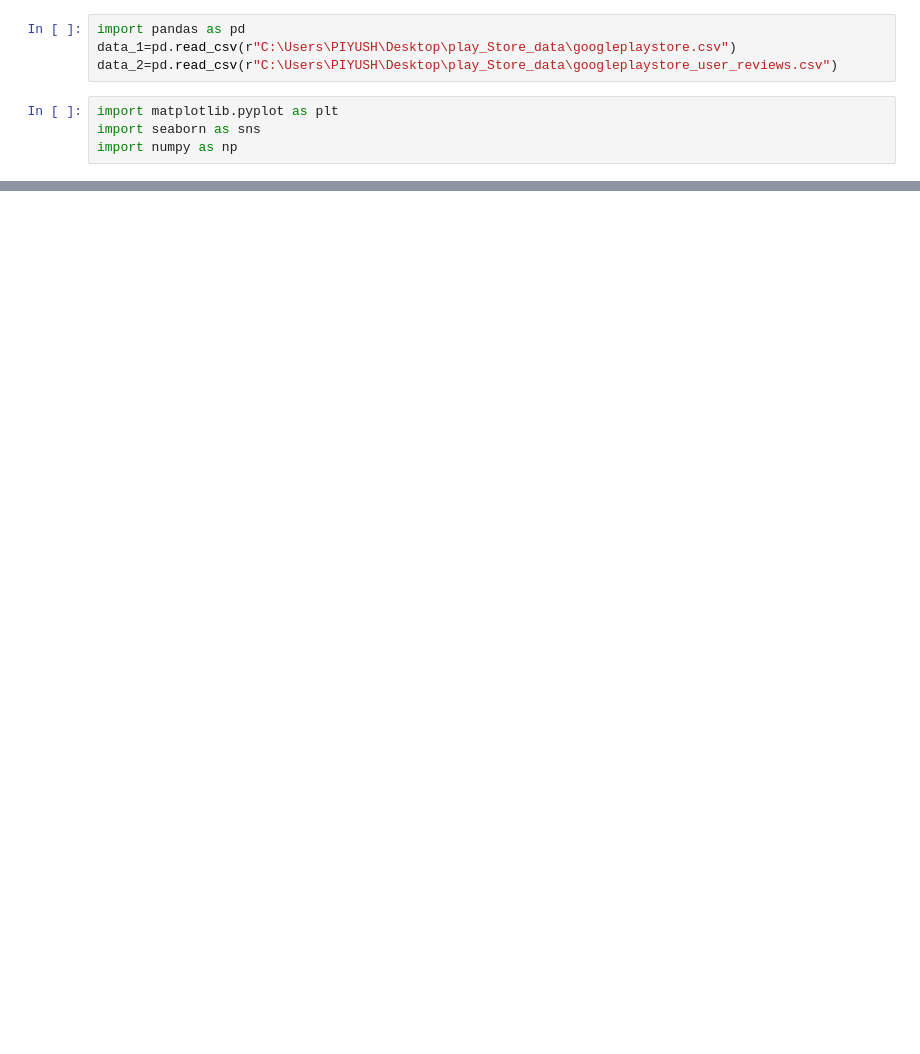
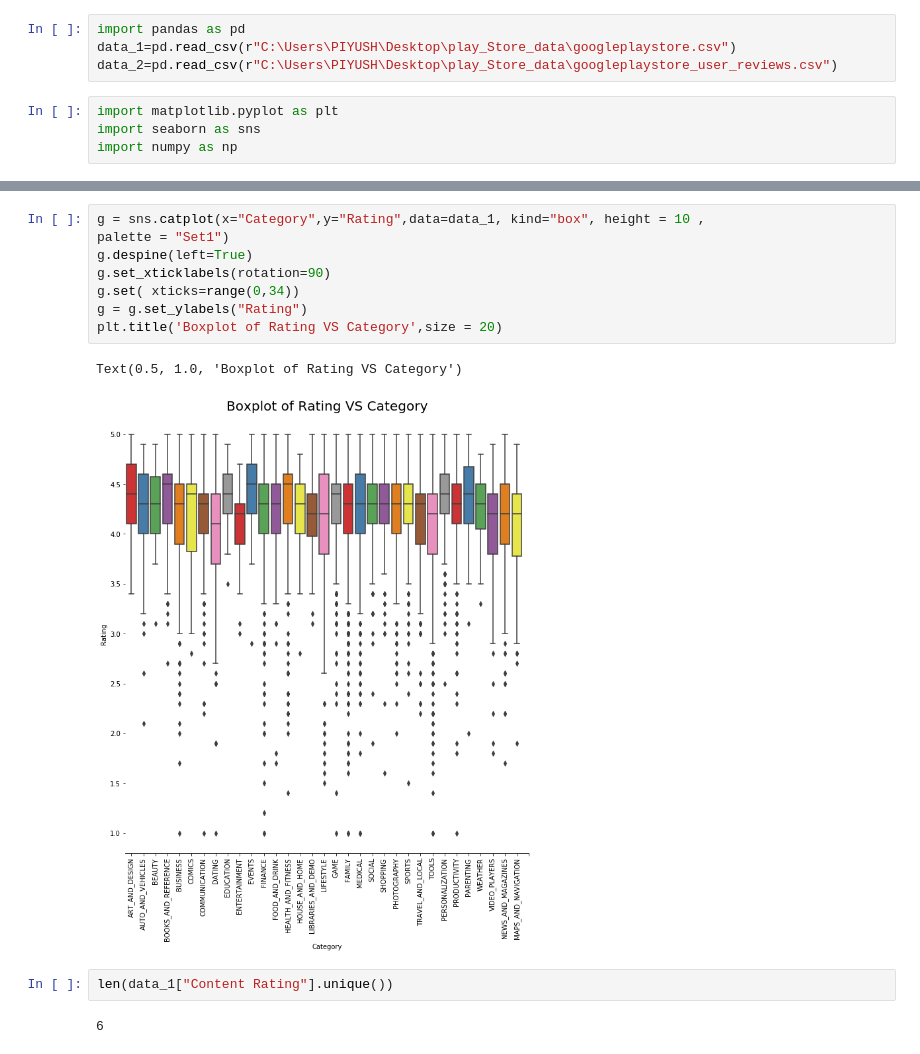
Before and after one commit to piyush-98/PlAy_StOrE, a Jupyter notebook: code/notebook.ipynb, the cells around one changed output, grey strips where cells are left out. Saved outputs shown, nothing was run; the diff lists cells and outputs as text; blank space fills up the shorter version.

```diff
--- a/code/notebook.ipynb
+++ b/code/notebook.ipynb
@@ -17,0 +66,15 @@ data_1.head()
+# %%
+g = sns.catplot(x="Category",y="Rating",data=data_1, kind="box", height = 10 ,
+palette = "Set1")
+g.despine(left=True)
+g.set_xticklabels(rotation=90)
+g.set( xticks=range(0,34))
+g = g.set_ylabels("Rating")
+plt.title('Boxplot of Rating VS Category',size = 20)
+# %% [output]
+Text(0.5, 1.0, 'Boxplot of Rating VS Category')
+[figure, added]
+# %%
+len(data_1["Content Rating"].unique())
+# %% [output]
+6
```
Also changed, not shown: parts of 24 cells of this notebook.
